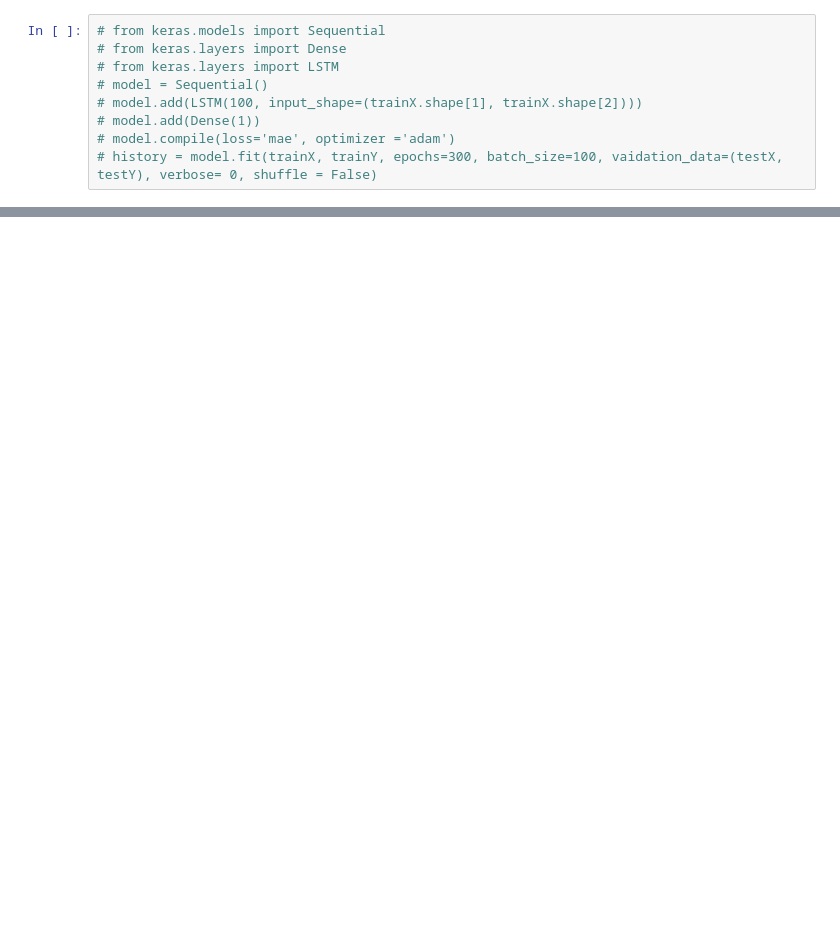
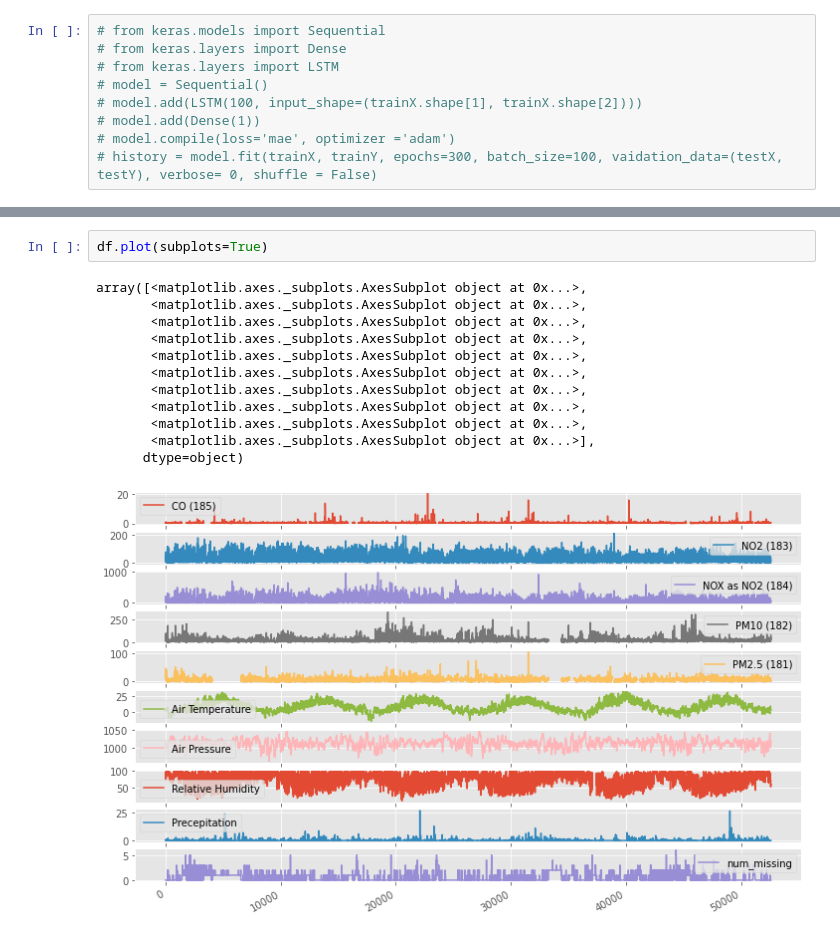
Before and after one commit to evo4np/damp_preprocessing_2018, a Jupyter notebook: station_8779.ipynb, the cells around one changed output, grey strips where cells are left out. Saved outputs shown, nothing was run; the diff lists cells and outputs as text; blank space fills up the shorter version.

```diff
--- a/station_8779.ipynb
+++ b/station_8779.ipynb
@@ -710,0 +613,15 @@ testX = np.reshape(testX, (testX.shape[0],1, testX.shape[1]))
+# %%
+df.plot(subplots=True)
+# %% [output]
+array([<matplotlib.axes._subplots.AxesSubplot object at 0x...>,
+       <matplotlib.axes._subplots.AxesSubplot object at 0x...>,
+       <matplotlib.axes._subplots.AxesSubplot object at 0x...>,
+       <matplotlib.axes._subplots.AxesSubplot object at 0x...>,
+       <matplotlib.axes._subplots.AxesSubplot object at 0x...>,
+       <matplotlib.axes._subplots.AxesSubplot object at 0x...>,
+       <matplotlib.axes._subplots.AxesSubplot object at 0x...>,
+       <matplotlib.axes._subplots.AxesSubplot object at 0x...>,
+       <matplotlib.axes._subplots.AxesSubplot object at 0x...>,
+       <matplotlib.axes._subplots.AxesSubplot object at 0x...>],
+      dtype=object)
+[figure, added]
```
Also changed, not shown: parts of 209 cells of this notebook.
